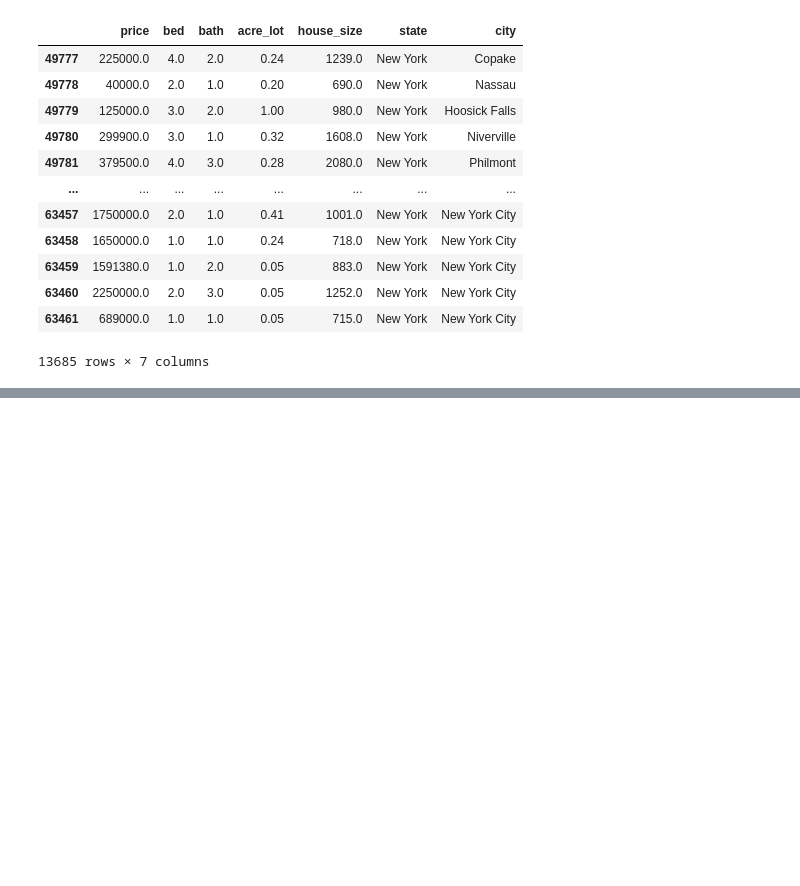
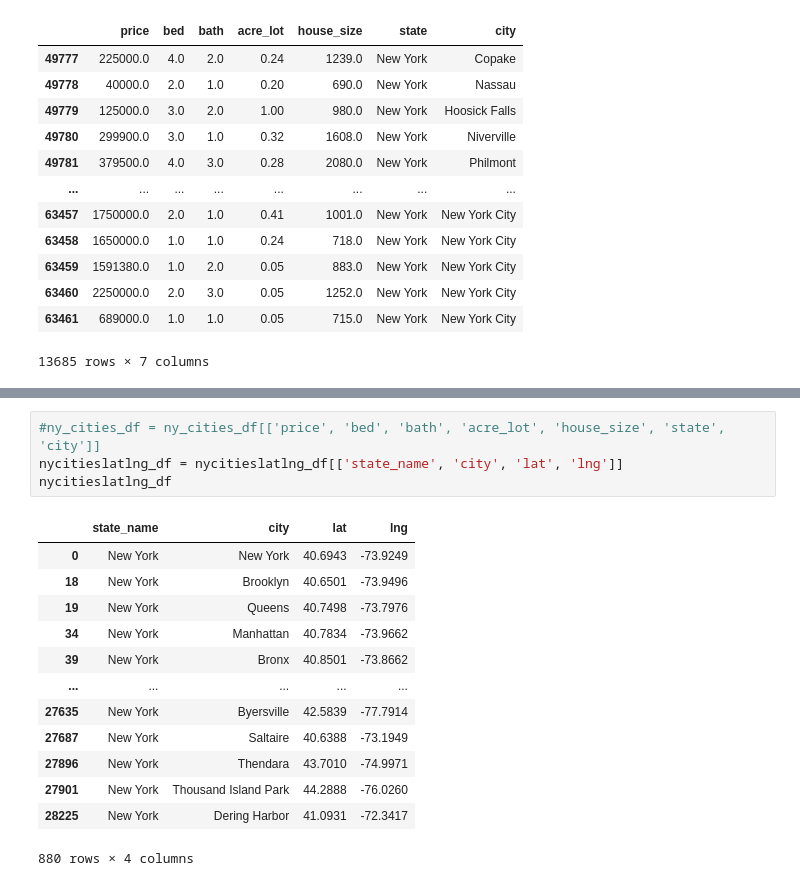
Before and after one commit to NMcHale029/BC-Project-1, a Jupyter notebook: cites.ipynb, the cells around one changed output, grey strips where cells are left out. Cells and saved outputs as stored; diff of their text form; blank space fills up the shorter version.

```diff
--- a/cites.ipynb
+++ b/cites.ipynb
@@ -125,0 +171,18 @@ citieslatlong_df=[citieslatlong_df("state ")}
+# %%
+#ny_cities_df = ny_cities_df[['price', 'bed', 'bath', 'acre_lot', 'house_size', 'state', 'city']]
+nycitieslatlng_df = nycitieslatlng_df[['state_name', 'city', 'lat', 'lng']]
+nycitieslatlng_df
+# %% [output]
+|  | state_name | city | lat | lng |
+| 0 | New York | New York | 40.6943 | -73.9249 |
+| 18 | New York | Brooklyn | 40.6501 | -73.9496 |
+| 19 | New York | Queens | 40.7498 | -73.7976 |
+| 34 | New York | Manhattan | 40.7834 | -73.9662 |
+| 39 | New York | Bronx | 40.8501 | -73.8662 |
+| ... | ... | ... | ... | ... |
+| 27635 | New York | Byersville | 42.5839 | -77.7914 |
+| 27687 | New York | Saltaire | 40.6388 | -73.1949 |
+| 27896 | New York | Thendara | 43.7010 | -74.9971 |
+| 27901 | New York | Thousand Island Park | 44.2888 | -76.0260 |
+| 28225 | New York | Dering Harbor | 41.0931 | -72.3417 |
+880 rows × 4 columns
```
Also changed, not shown: parts of 18 cells of this notebook.
